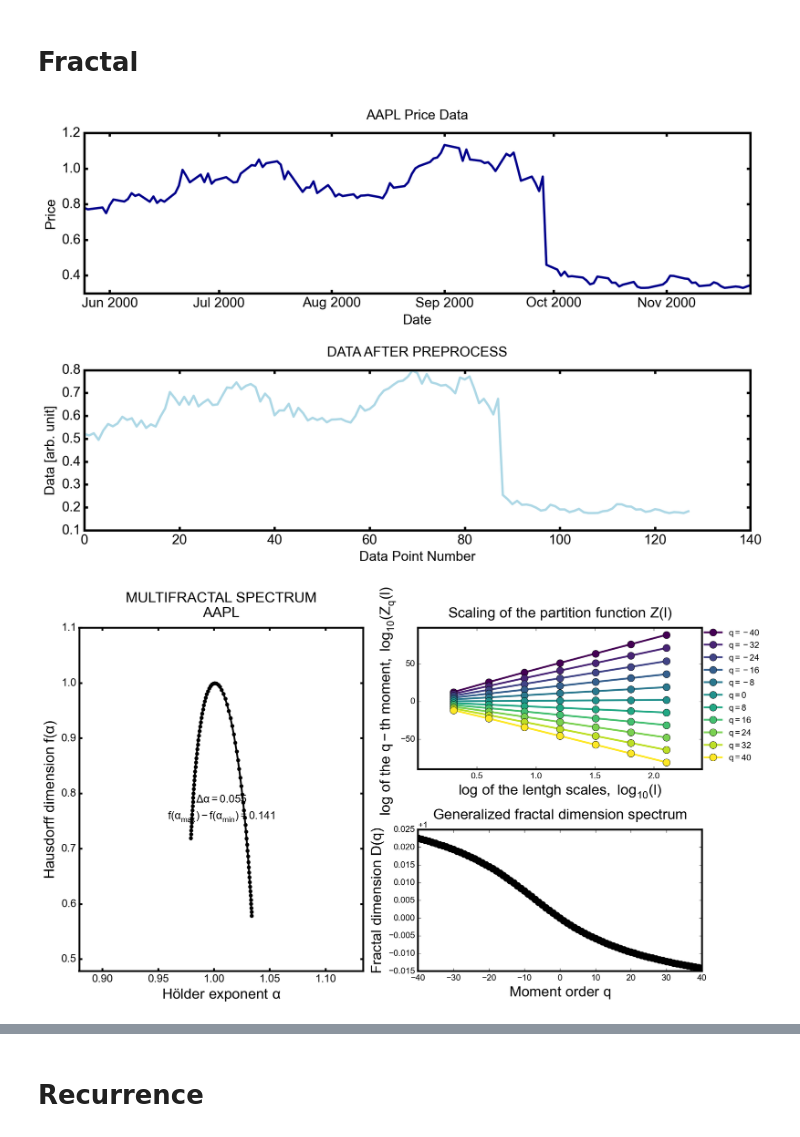
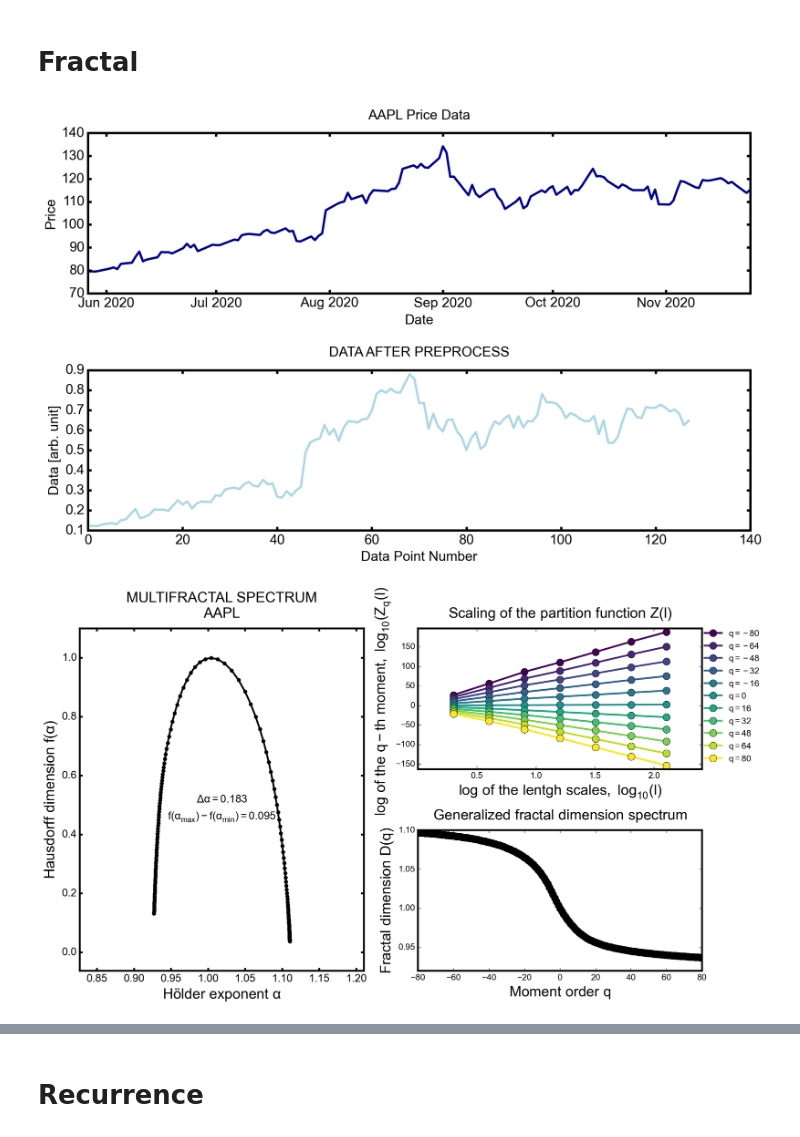
Before and after one commit to erbilcanartun/advanced-technical-analysis, a Jupyter notebook: scientific_indicators.ipynb, the cells around one changed output, grey strips where cells are left out. Saved outputs shown, nothing was run; the diff lists cells and outputs as text; code cells hidden in the pictures.

```diff
--- a/scientific_indicators.ipynb
+++ b/scientific_indicators.ipynb
@@ -119,14 +129,16 @@ t = 251; Mutual info. = 0.000000
 # %%
 # Mutual Information - First Minimum
 INDICATOR = 'MI-FirstMinimum'
-indicator = mutual(data.Close, period=48, delay=None, max_delay=20, method='first minimum')
+df[INDICATOR] = mutual(df['Close'], period=48, delay=None, max_delay=20, method='first minimum')
 
-plot = indicator_plot(ticker,
-                      price_data_series=data.Close,
-                      price_data_frame=data,
-                      indicator_data=indicator,
-                      indicator_name=INDICATOR,
-                      interactive=True, inline=True,
-                      fig_width = 1100, fig_height = 300)
+plot = indicator_plot(ticker = ticker,
+                      price = 'Close',
+                      indicators = [INDICATOR],
+                      data_frame = df,
+                      volume_chart = False,
+                      interactive = True,
+                      inline = True,
+                      fig_width = 1100,
+                      fig_height = 500,)
 # %% [output]
 Period = 48
@@ -141,14 +153,16 @@ t = 251; tau = 20; mutual information = 0.00000
 # %%
 # Lempel-Ziv Complexity
 INDICATOR = 'Lempel-Ziv Complexity'
-indicator = complexity(data.Close, period=100)
+df[INDICATOR] = complexity(df['Close'], period=100)
 
-plot = indicator_plot(ticker,
-                      price_data_series=data.Close,
-                      price_data_frame=data,
-                      indicator_data=indicator,
-                      indicator_name=INDICATOR,
-                      interactive=True, inline=True,
-                      fig_width = 1100, fig_height = 300)
+plot = indicator_plot(ticker = ticker,
+                      price = 'Close',
+                      indicators = [INDICATOR],
+                      data_frame = df,
+                      volume_chart = False,
+                      interactive = True,
+                      inline = True,
+                      fig_width = 1100,
+                      fig_height = 500,)
 # %% [output]
 Period = 100
@@ -165,21 +179,21 @@ t = 251; Lempel-Ziv complexity = 3.000000
 
 length = 2 ** 7 # Choose a power of 2
 skip = 100
-series = data.Close[skip:length + skip]
+series = df['Close'][skip:length + skip]
 
-overview(ticker, series, length)
+overview(ticker, series, length);
 # %% [output]
-[figure, old version]
+[figure, new version]
 # %%
 # Multifractal Analysis
 l = int(np.floor(np.log2(len(series))))
 L = 2 ** l
-q_range = (-40, 40)
+q_range = (-80, 80)
 scale_range = (1, l)
 
-_, plot = mfa(ticker, data.Close, L, q_range, scale_range)
+_, plot = mfa(ticker, df['Close'], L, q_range, scale_range)
 # %% [output]
-[figure, old version]
+[figure, new version]
 # %%
 # Indicator-1: Multifractal Spectrum Width
 INDICATOR = 'Multifractal Spectrum Width'
```
Also changed, not shown: parts of 14 cells of this notebook.
